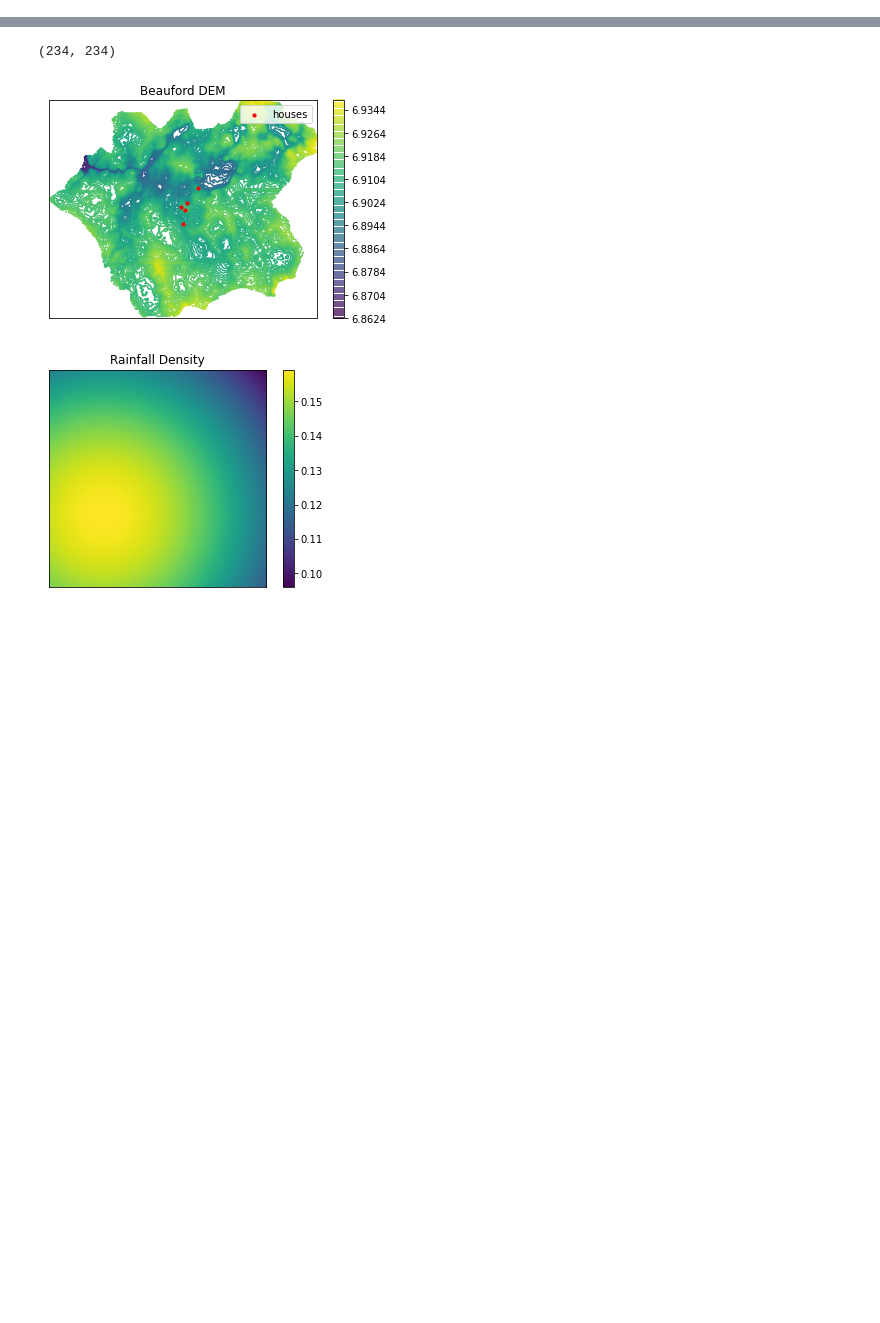
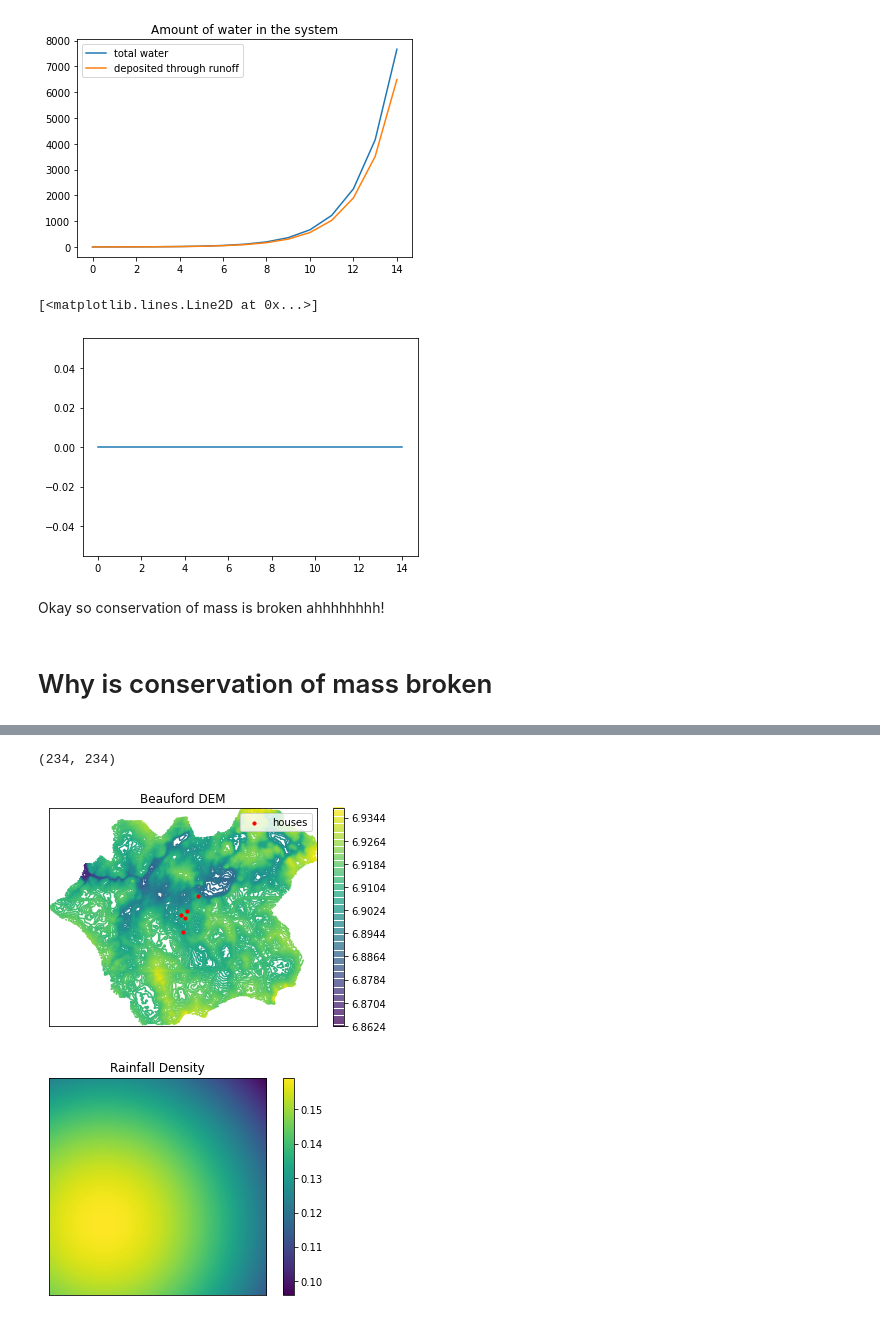
Before and after one commit to leo-ware/waterflow, a Jupyter notebook: run.ipynb, the cells around one changed output, grey strips where cells are left out. Drawn from its saved outputs; the diff is of its cells as text; code cells hidden in the pictures; blank space fills up the shorter version.

```diff
--- a/run.ipynb
+++ b/run.ipynb
@@ -7,0 +73,16 @@ from src.water import Water
+# %%
+plt.plot(np.sum(record, axis=1), label="total water")
+plt.title("Amount of water in the system")
+plt.plot(np.sum(gravity, axis=(1, 2)), label="deposited through runoff")
+plt.legend()
+plt.show()
+
+plt.plot(np.sum(rainfall, axis=(1, 2)))
+# %% [output]
+[figure, added]
+[<matplotlib.lines.Line2D at 0x...>]
+[figure, added]
+# %% [markdown]
+Okay so conservation of mass is broken ahhhhhhhh!
+# %% [markdown]
+# Why is conservation of mass broken
```
Also changed, not shown: parts of 9 cells of this notebook, 12 other files.
